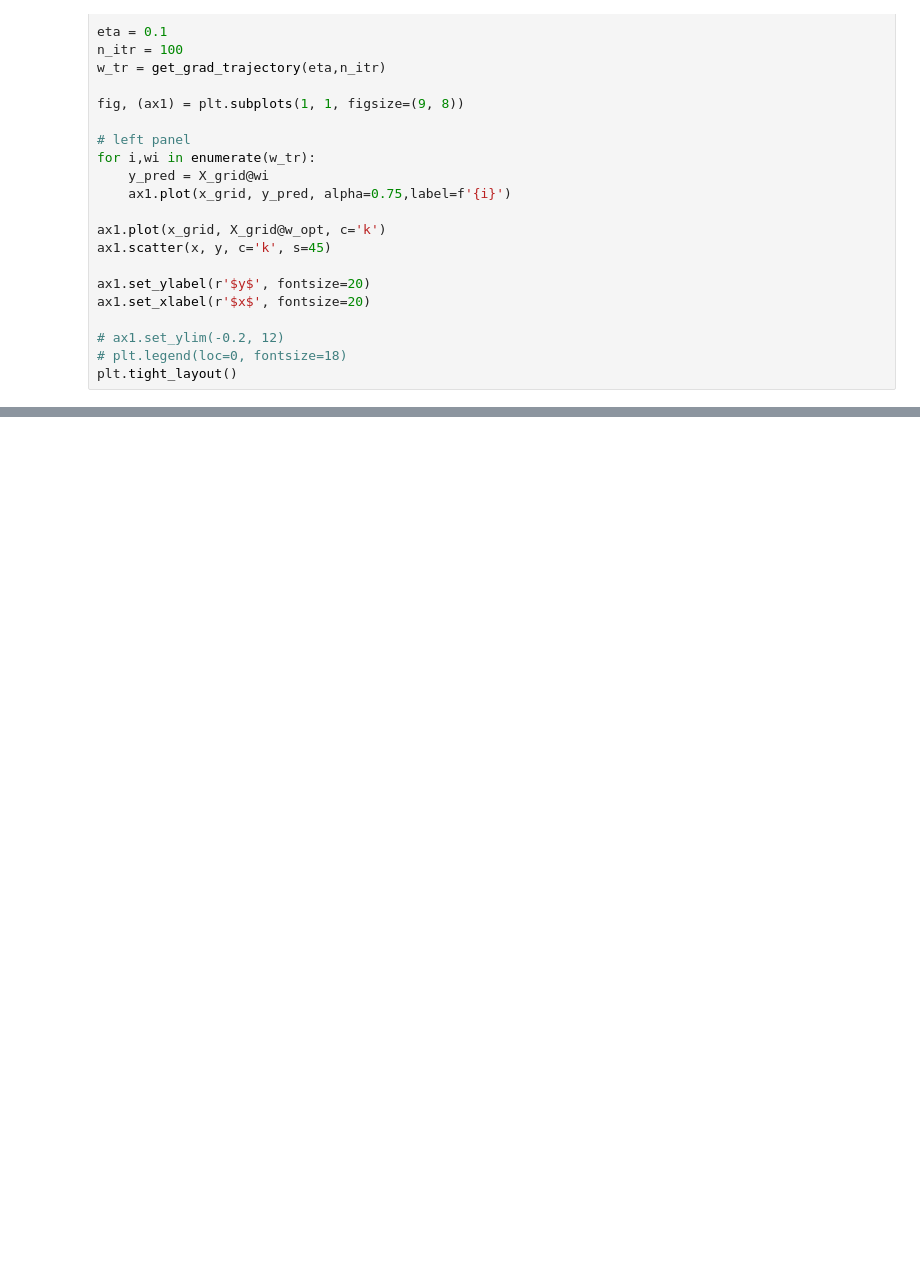
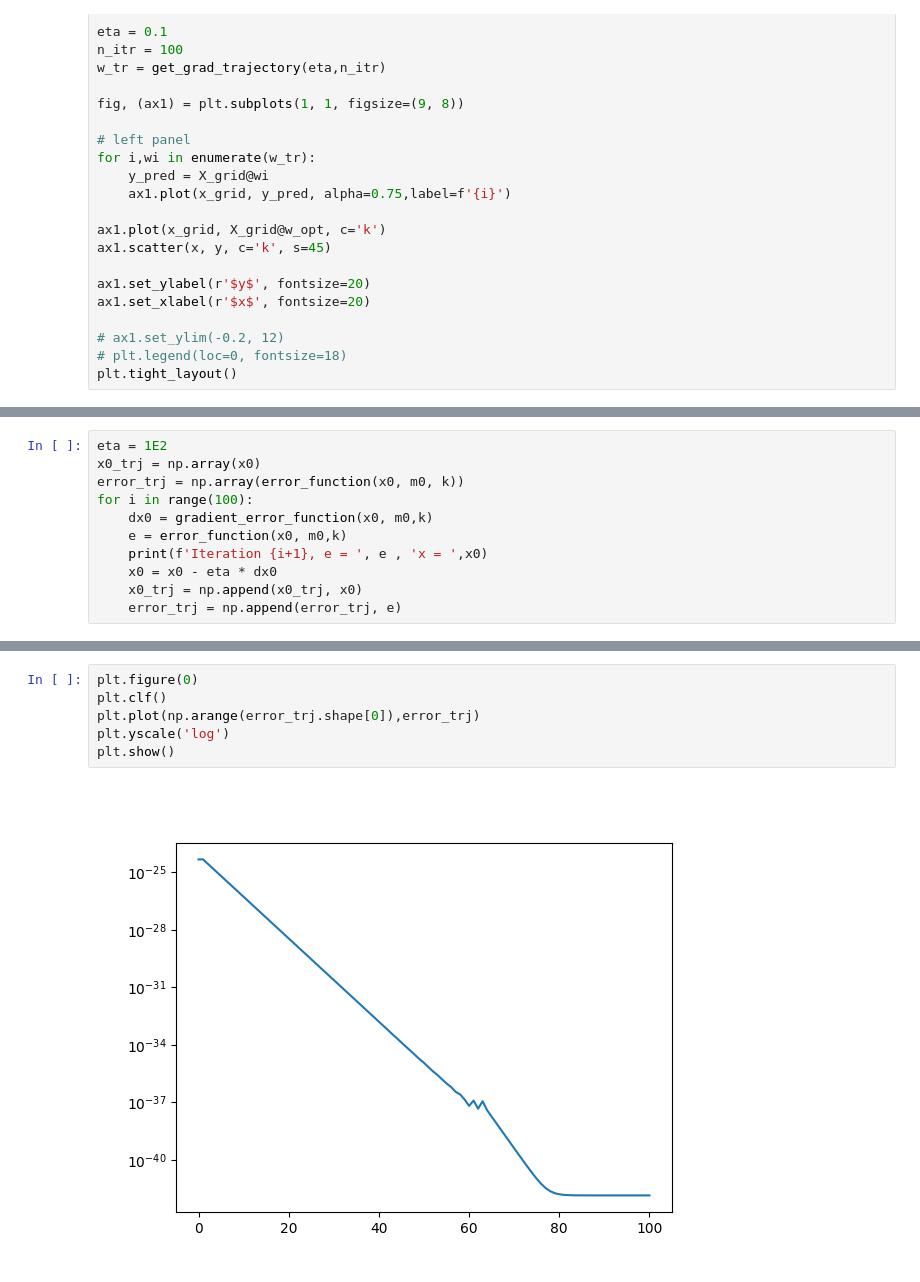
Before and after one commit to ChemAI-Lab/Math4Chem, a Jupyter notebook: website/Lecture_Notes/Coding/nonlinear_equations.ipynb, the cells around one changed output, grey strips where cells are left out. Cells and saved outputs as stored; diff of their text form; blank space fills up the shorter version.

```diff
--- a/website/Lecture_Notes/Coding/nonlinear_equations.ipynb
+++ b/website/Lecture_Notes/Coding/nonlinear_equations.ipynb
@@ -264,0 +391,11 @@ plt.tight_layout()
+# %%
+eta = 1E2
+x0_trj = np.array(x0)
+error_trj = np.array(error_function(x0, m0, k))
+for i in range(100):
+    dx0 = gradient_error_function(x0, m0,k)
+    e = error_function(x0, m0,k)
+    print(f'Iteration {i+1}, e = ', e , 'x = ',x0)
+    x0 = x0 - eta * dx0
+    x0_trj = np.append(x0_trj, x0)
+    error_trj = np.append(error_trj, e)
@@ -264,0 +420,8 @@ plt.tight_layout()
+# %%
+plt.figure(0)
+plt.clf()
+plt.plot(np.arange(error_trj.shape[0]),error_trj)
+plt.yscale('log')
+plt.show()
+# %% [output]
+[figure, added]
```
Also changed, not shown: parts of 8 cells of this notebook.
